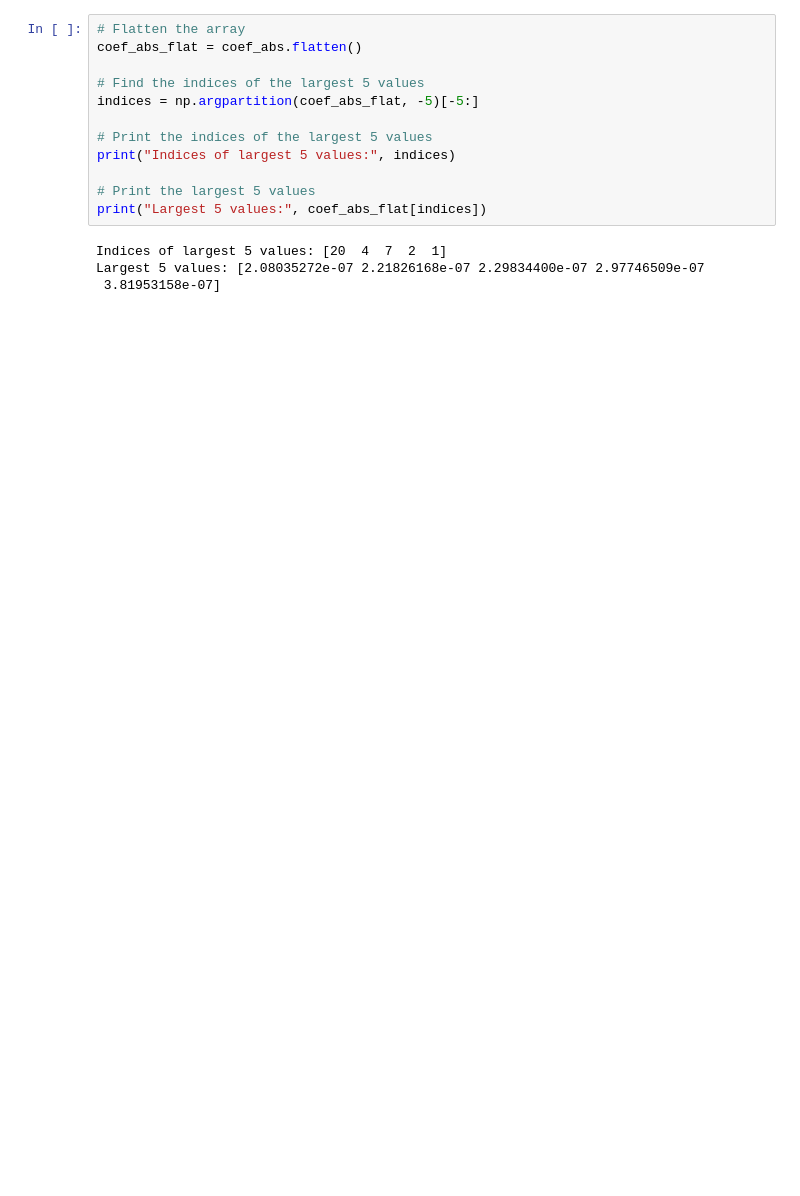
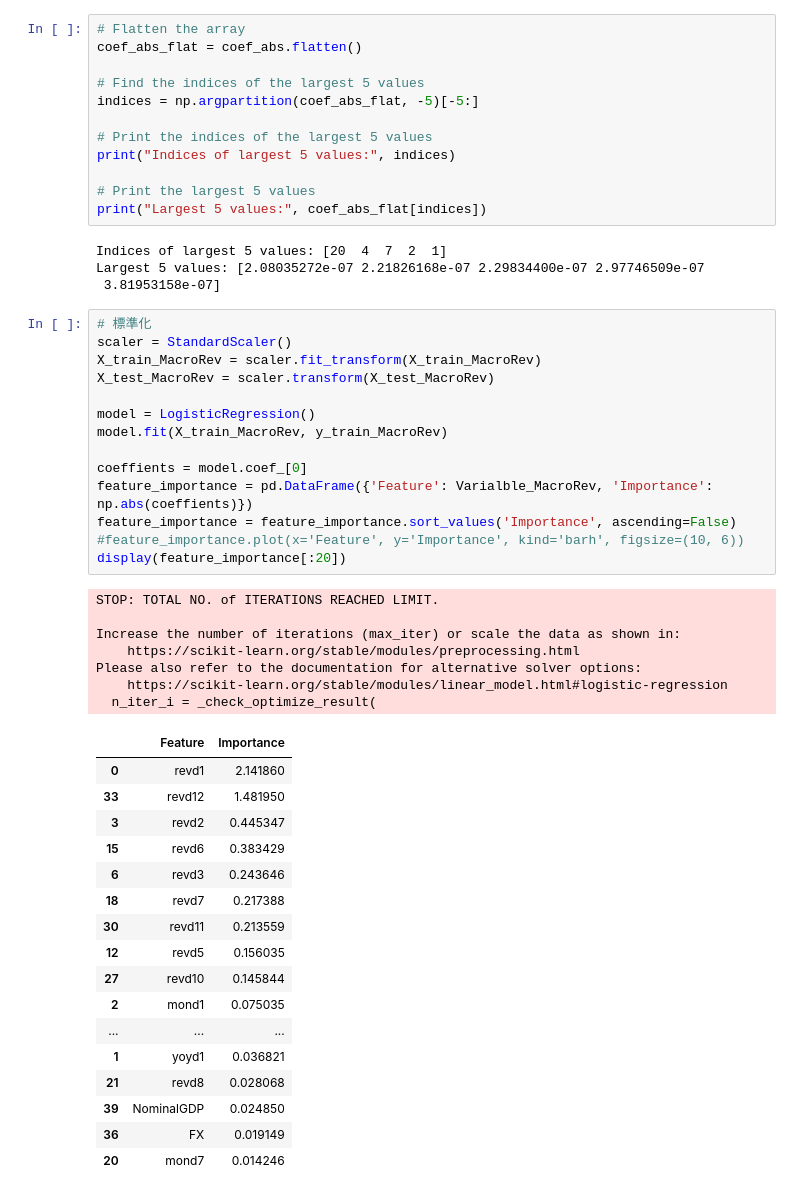
Before and after one commit to Carolyehhh/revenue-prediction, a Jupyter notebook: GDP_train.ipynb, the cells around one changed output. Saved outputs shown, nothing was run; the diff lists cells and outputs as text; blank space fills up the shorter version.

```diff
--- a/GDP_train.ipynb
+++ b/GDP_train.ipynb
@@ -387,3 +412,42 @@ print("Largest 5 values:", coef_abs_flat[indices])
 Indices of largest 5 values: [20  4  7  2  1]
 Largest 5 values: [2.08035272e-07 2.21826168e-07 2.29834400e-07 2.97746509e-07
  3.81953158e-07]
+# %%
+# 標準化
+scaler = StandardScaler()
+X_train_MacroRev = scaler.fit_transform(X_train_MacroRev)
+X_test_MacroRev = scaler.transform(X_test_MacroRev)
+
+model = LogisticRegression()
+model.fit(X_train_MacroRev, y_train_MacroRev)
+
+coeffients = model.coef_[0]
+feature_importance = pd.DataFrame({'Feature': Varialble_MacroRev, 'Importance': np.abs(coeffients)})
+feature_importance = feature_importance.sort_values('Importance', ascending=False)
+#feature_importance.plot(x='Feature', y='Importance', kind='barh', figsize=(10, 6))
+display(feature_importance[:20])
+# %% [output]
+STOP: TOTAL NO. of ITERATIONS REACHED LIMIT.
+
+Increase the number of iterations (max_iter) or scale the data as shown in:
+    https://scikit-learn.org/stable/modules/preprocessing.html
+Please also refer to the documentation for alternative solver options:
+    https://scikit-learn.org/stable/modules/linear_model.html#logistic-regression
+  n_iter_i = _check_optimize_result(
+|  | Feature | Importance |
+| 0 | revd1 | 2.141860 |
+| 33 | revd12 | 1.481950 |
+| 3 | revd2 | 0.445347 |
+| 15 | revd6 | 0.383429 |
+| 6 | revd3 | 0.243646 |
+| 18 | revd7 | 0.217388 |
+| 30 | revd11 | 0.213559 |
+| 12 | revd5 | 0.156035 |
+| 27 | revd10 | 0.145844 |
+| 2 | mond1 | 0.075035 |
+| ... | ... | ... |
+| 1 | yoyd1 | 0.036821 |
+| 21 | revd8 | 0.028068 |
+| 39 | NominalGDP | 0.024850 |
+| 36 | FX | 0.019149 |
+| 20 | mond7 | 0.014246 |
```
Also changed, not shown: parts of 4 cells of this notebook, 1 other file.
